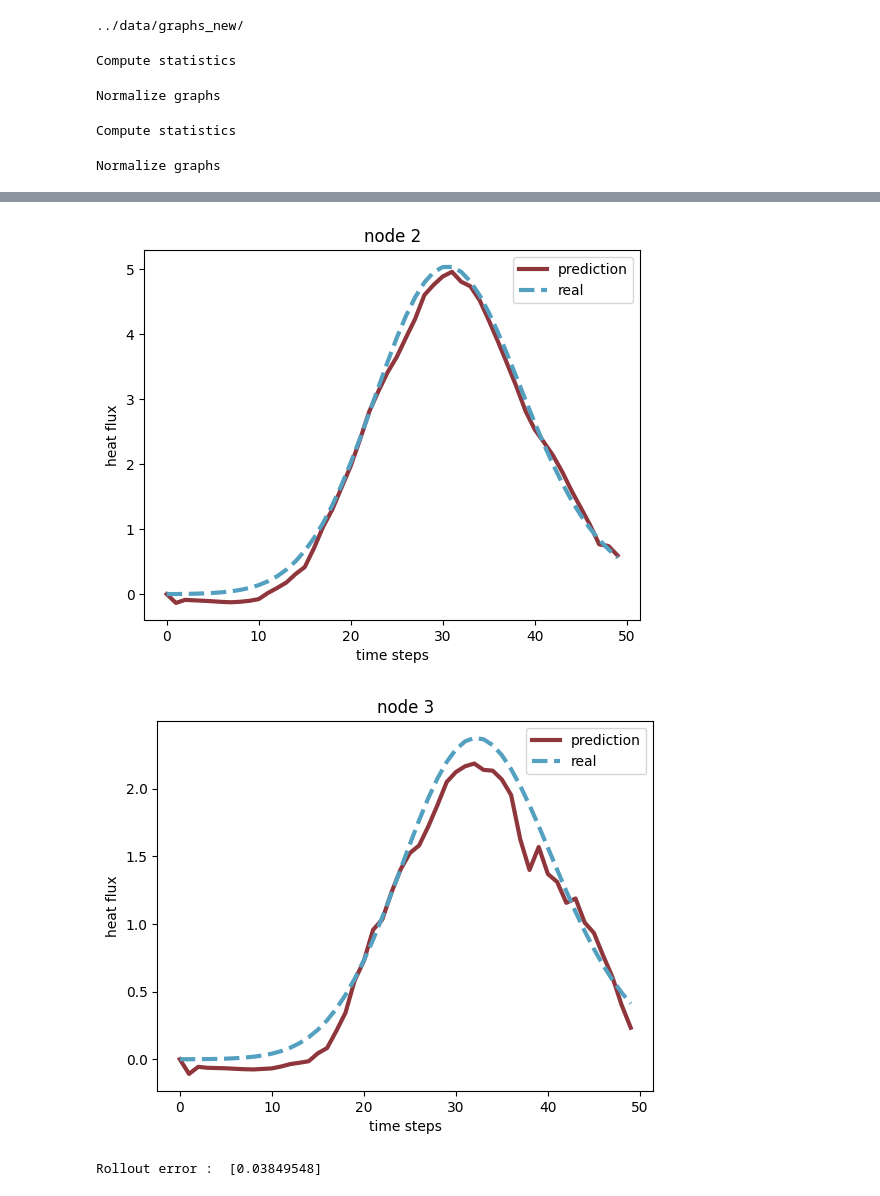
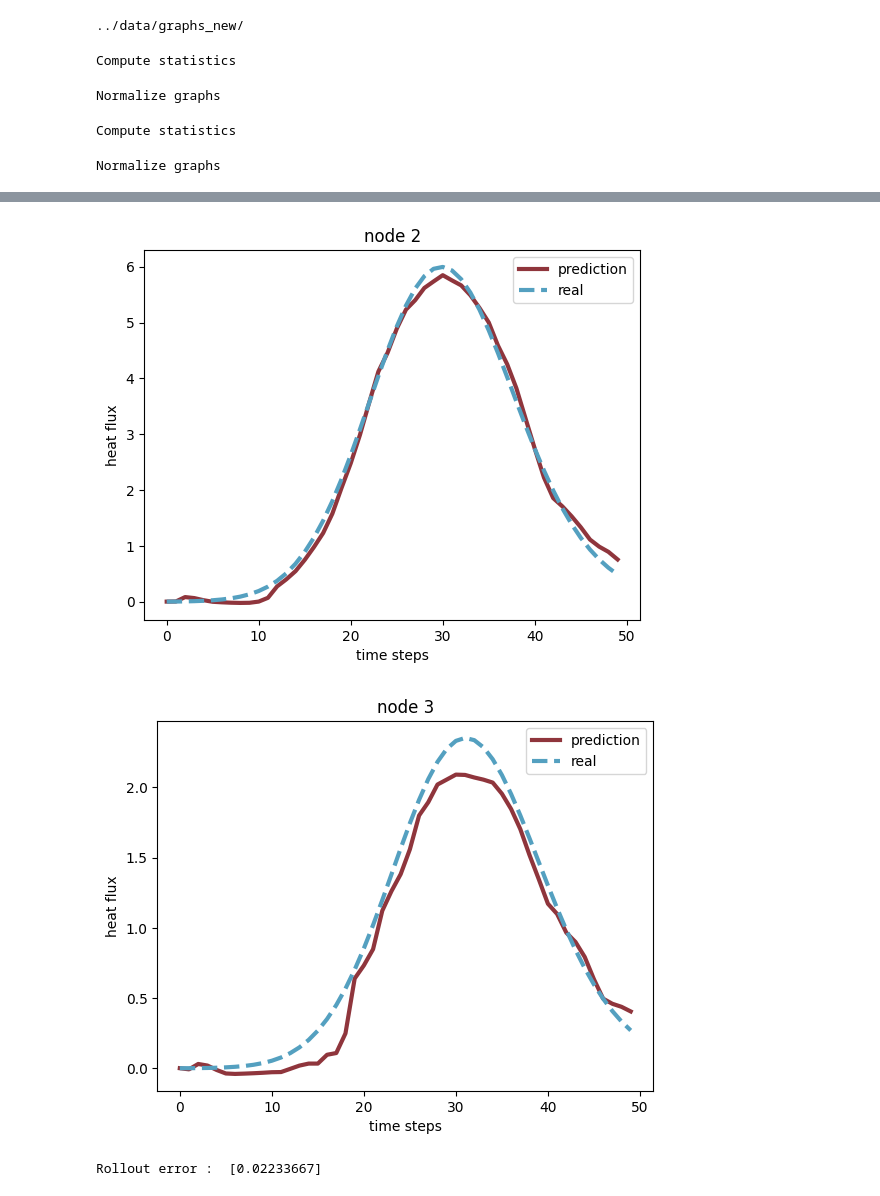
Before and after one commit to itsmebonny/pacsproj, a Jupyter notebook: notebooks/ModelTester.ipynb, the cells around one changed output, grey strips where cells are left out. Saved outputs shown, nothing was run; the diff lists cells and outputs as text; code cells hidden in the pictures.

```diff
--- a/notebooks/ModelTester.ipynb
+++ b/notebooks/ModelTester.ipynb
@@ -18,7 +18,7 @@ import network1d.tester as tester
 # %%
 # load the model and the dataset
 
-path = '../models/28.01.2024_12.22.53/'
+path = '../models/29.01.2024_17.53.30/'
 
 dataset, gnn_model, params = tester.get_dataset_and_gnn(path, graphs_folder= 'graphs_rm/' ,data_location='../data/')
 
@@ -75,7 +75,7 @@ Rollout error :  [0.0721047]
 # test the model on a new graph
 
 graphs_folder = 'graphs_new/'
-new_graph = 'k_58.04.grph'
+new_graph = 'k_67.44.grph'
 
 
 err = tester.test_new_graphs(path, new_graph, graphs_folder = graphs_folder, data_location='../data/')
@@ -90,3 +90,3 @@ Normalize graphs
-[figure, old version]
+[figure, new version]
-[figure, old version]
+[figure, new version]
-Rollout error :  [0.03849548]
+Rollout error :  [0.02233667]
```
Also changed, not shown: parts of 4 cells of this notebook, 16 other files.
